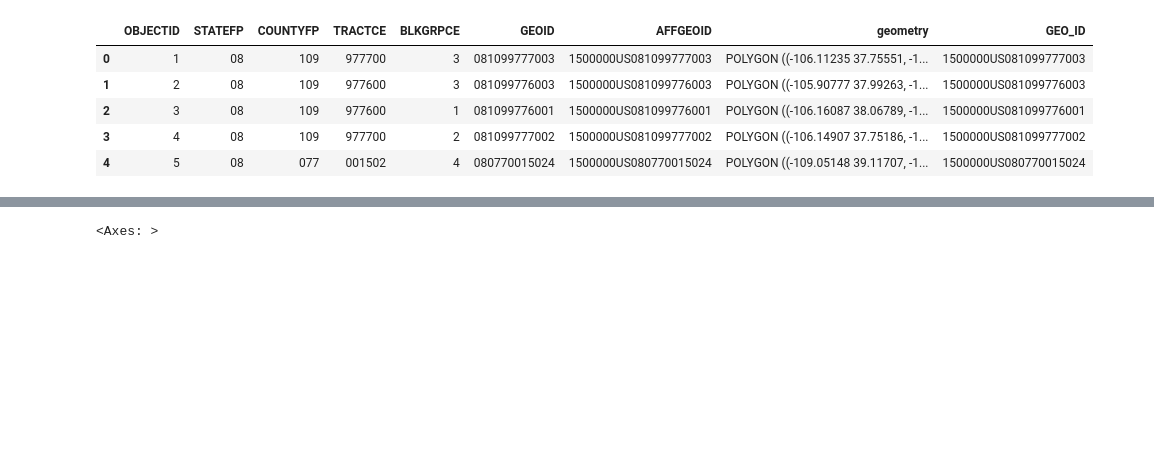
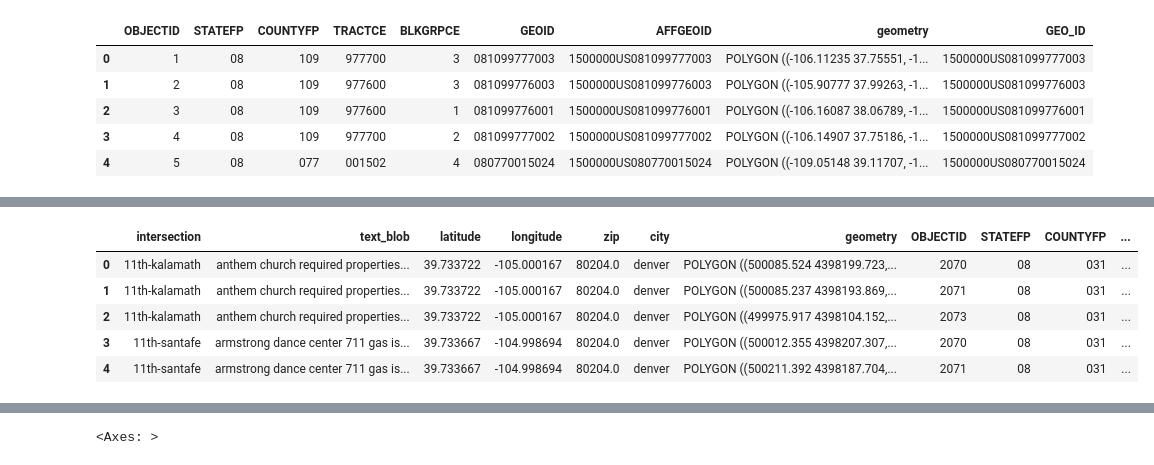
Before and after one commit to djdebonis/linguistic-landscape-geoguesser, a Jupyter notebook: income_language.ipynb, the cells around one changed output, grey strips where cells are left out. Saved outputs shown, nothing was run; the diff lists cells and outputs as text; code cells hidden in the pictures; blank space fills up the shorter version.

```diff
--- a/income_language.ipynb
+++ b/income_language.ipynb
@@ -147,0 +198,15 @@ merged_geo_income_data.head()
+# %%
+overlap_results = gpd.overlay(
+    buffers,
+    merged_geo_income_meters,
+    how="intersection"
+)
+overlap_results["overlap_area"] = overlap_results.geometry.area
+overlap_results.head()
+# %% [output]
+|  | intersection | text_blob | latitude | longitude | zip | city | geometry | OBJECTID | STATEFP | COUNTYFP | ... |
+| 0 | 11th-kalamath | anthem church required properties... | 39.733722 | -105.000167 | 80204.0 | denver | POLYGON ((500085.524 4398199.723,... | 2070 | 08 | 031 | ... |
+| 1 | 11th-kalamath | anthem church required properties... | 39.733722 | -105.000167 | 80204.0 | denver | POLYGON ((500085.237 4398193.869,... | 2071 | 08 | 031 | ... |
+| 2 | 11th-kalamath | anthem church required properties... | 39.733722 | -105.000167 | 80204.0 | denver | POLYGON ((499975.917 4398104.152,... | 2073 | 08 | 031 | ... |
+| 3 | 11th-santafe | armstrong dance center 711 gas is... | 39.733667 | -104.998694 | 80204.0 | denver | POLYGON ((500012.355 4398207.307,... | 2070 | 08 | 031 | ... |
+| 4 | 11th-santafe | armstrong dance center 711 gas is... | 39.733667 | -104.998694 | 80204.0 | denver | POLYGON ((500211.392 4398187.704,... | 2071 | 08 | 031 | ... |
```
Also changed, not shown: parts of 5 cells of this notebook.
